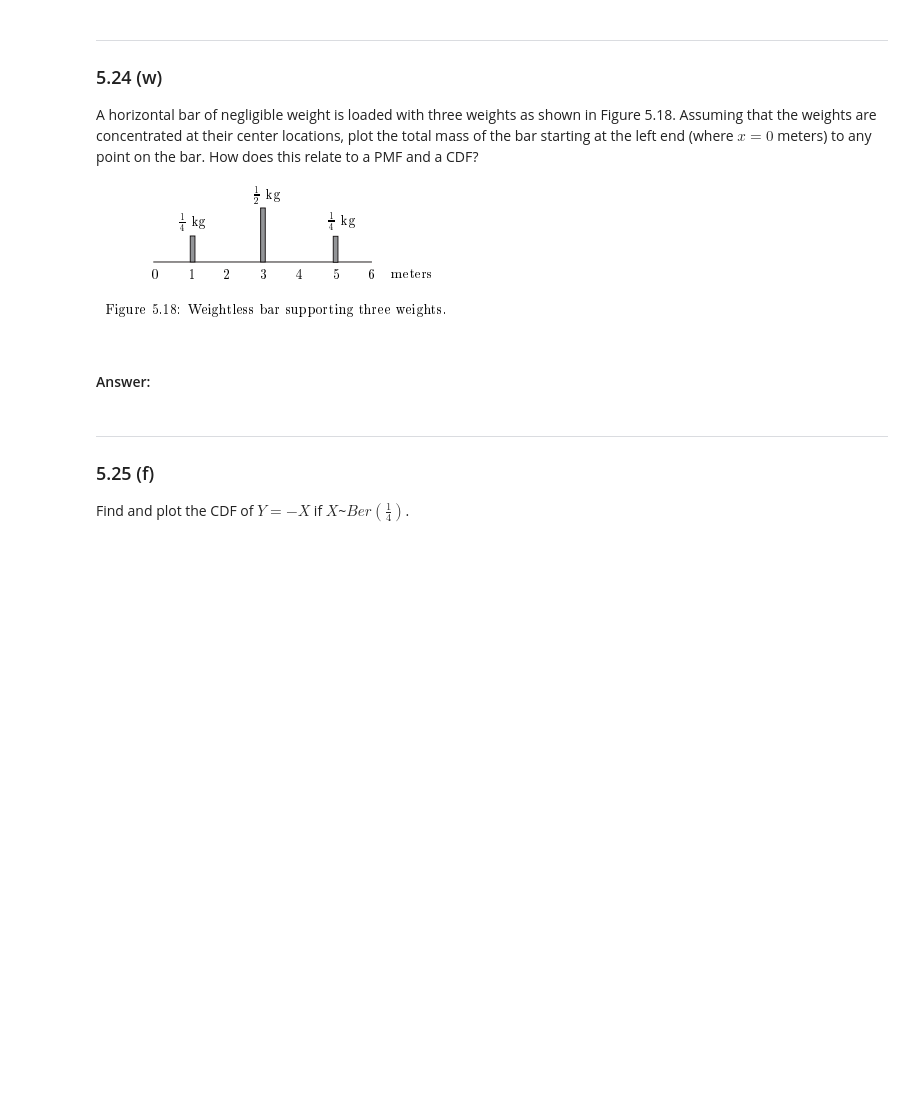
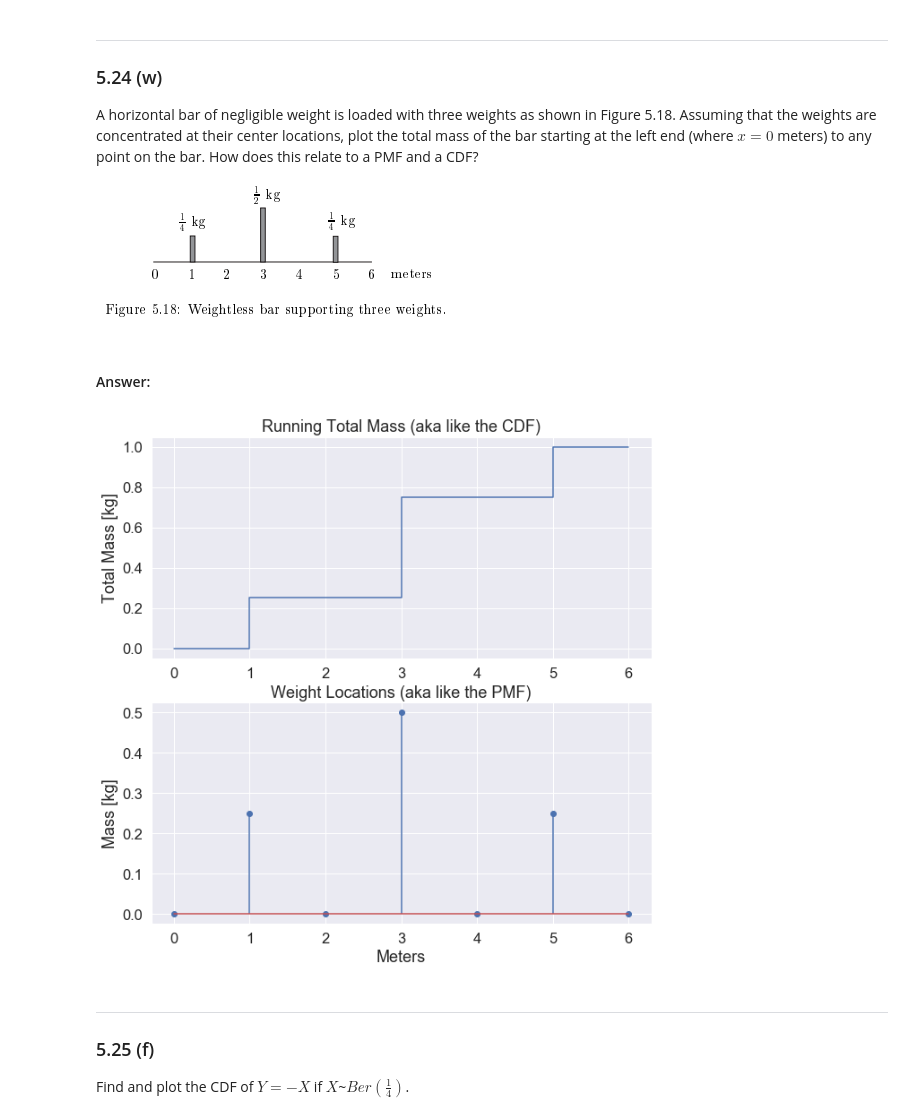
Before and after one commit to VictorCannestro/Intuitive_Probability_and_Random_Processes, a Jupyter notebook: CH5_Discrete_Random_Variables.ipynb, the cells around one changed output. Cells and saved outputs as stored; diff of their text form; code cells hidden in the pictures; blank space fills up the shorter version.

```diff
--- a/CH5_Discrete_Random_Variables.ipynb
+++ b/CH5_Discrete_Random_Variables.ipynb
@@ -652,6 +755,21 @@ A horizontal bar of negligible weight is loaded with three weights as shown in F
 ![fig_5_18.PNG](attachment:fig_5_18.PNG)
 # %% [markdown]
 #### Answer:
+# %%
+x = [0,1,2,3,4,5,6]
+pX = [0, 0.25, 0, 0.5, 0, 0.25, 0]
+F = lambda x,i: sum(x[:i])
+Fx = [F(pX,i) for i,v in enumerate(pX)]
+
+fig, ax = plt.subplots(2,1, figsize=(10,10))
+ax[0].step(x, Fx)
+ax[1].stem(x, pX, use_line_collection=True)
+
+ax[0].set(ylabel=r'Total Mass [kg]', title='Running Total Mass (aka like the CDF)')
+ax[1].set(ylabel=r'Mass [kg]', title='Weight Locations (aka like the PMF)', xlabel='Meters')
+plt.show()
+# %% [output]
+[figure, added]
 # %% [markdown]
 ***
 ### 5.25 (f)
```
Also changed, not shown: parts of 8 cells of this notebook.
